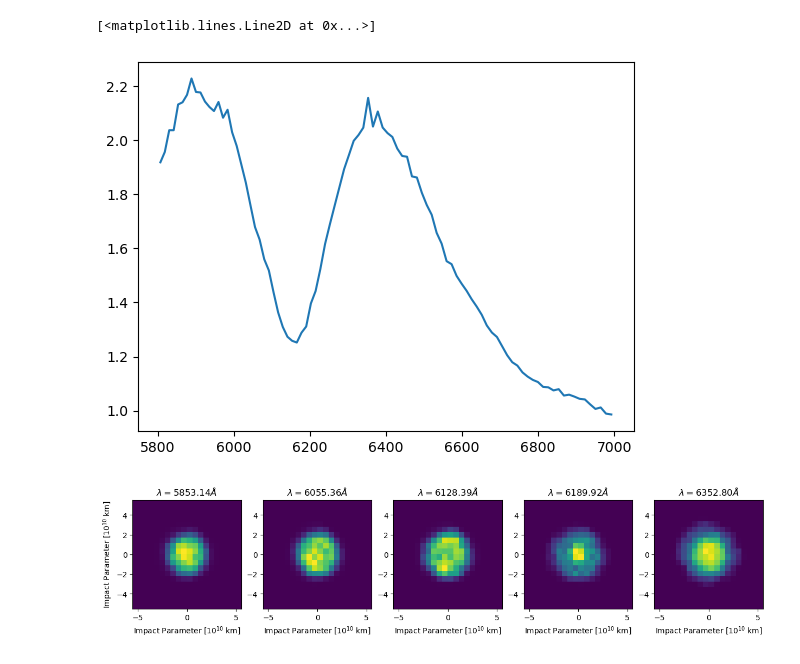
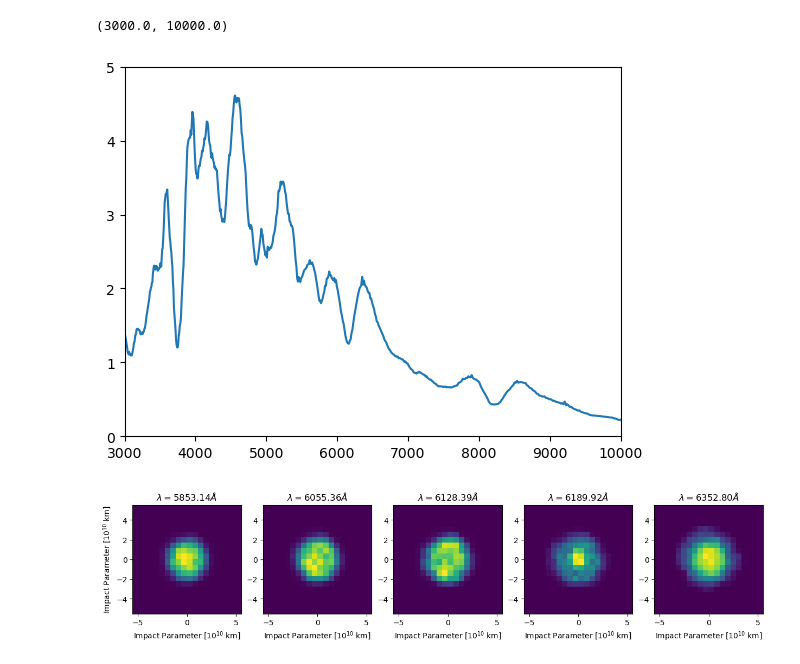
Before and after one commit to AlexGKim/II, a Jupyter notebook: sedona.ipynb, the cells around one changed output. Cells and saved outputs as stored; diff of their text form; code cells hidden in the pictures.

```diff
--- a/sedona.ipynb
+++ b/sedona.ipynb
@@ -12,9 +12,11 @@ flux = numpy.load("Phase0Flux.npy")
 flux=flux/1e39
 # %%
 plt.plot(wavegrid, flux.sum(axis=(1,2)))
+plt.ylim((0,5))
+plt.xlim((3000,10000))
 # %% [output]
-[<matplotlib.lines.Line2D at 0x...>]
+(3000.0, 10000.0)
-[figure, old version]
+[figure, new version]
 # %%
 wls = [5850,6055,6128,6189,6355.12]
 idxs = [ numpy.abs(wavegrid - l).argmin() for l in wls]
```
Also changed, not shown: 1 other file.
